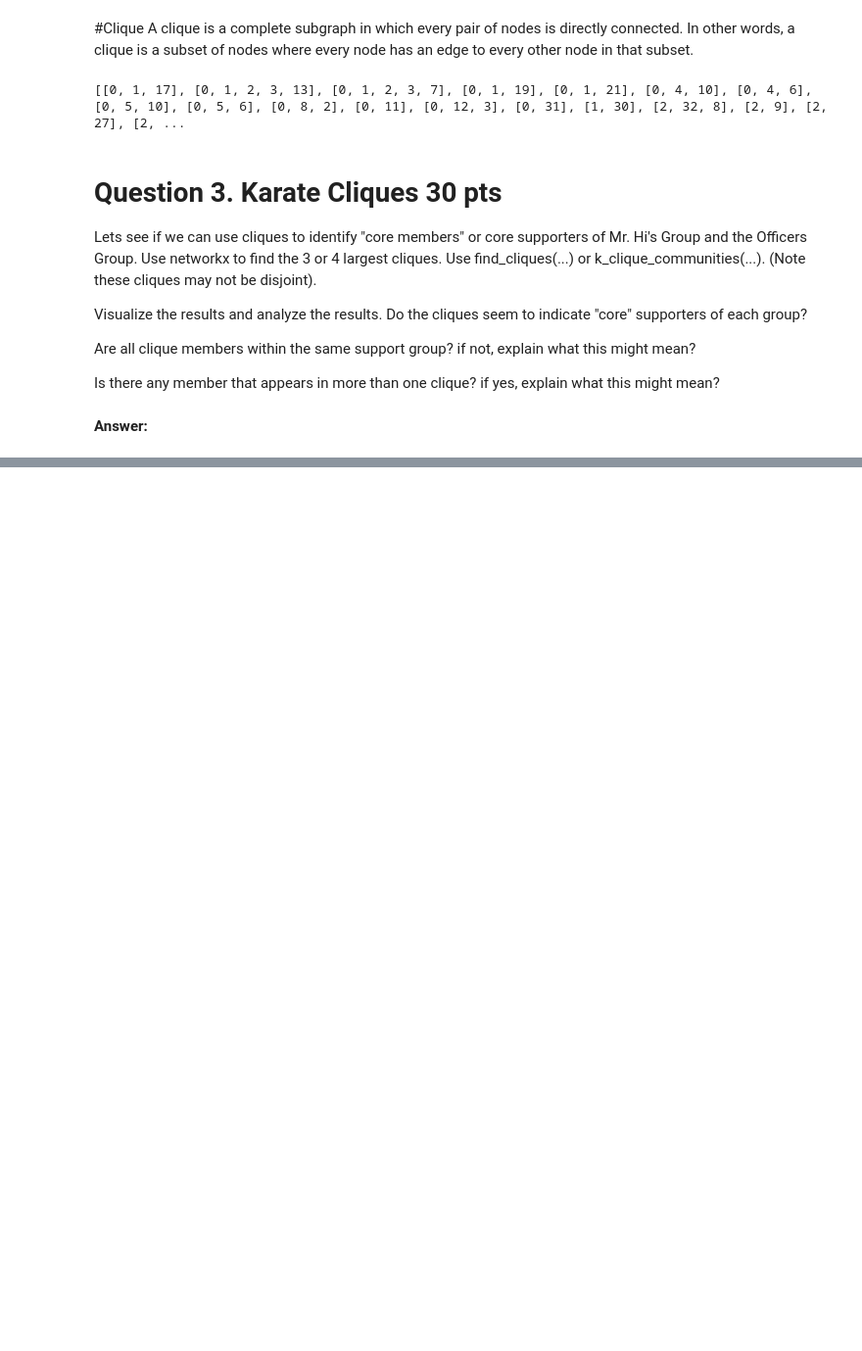
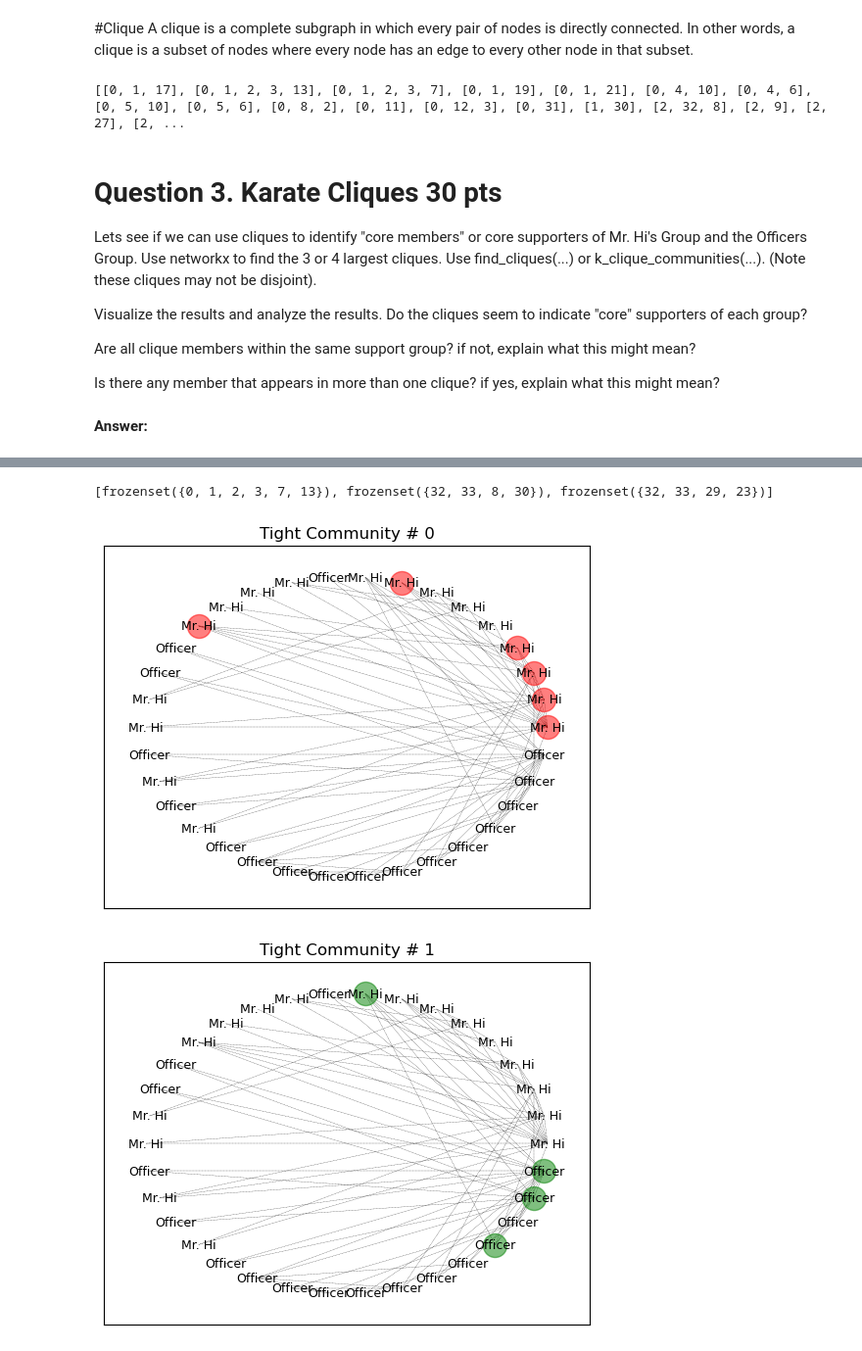
Before and after one commit to hyounce/CS5012-Computer-Science, a Jupyter notebook: activities/ICA_Module_9_Clique.ipynb, the cells around one changed output, grey strips where cells are left out. Shown at 98% size. Saved outputs shown, nothing was run; the diff lists cells and outputs as text; code cells hidden in the pictures; blank space fills up the shorter version.

```diff
--- a/activities/ICA_Module_9_Clique.ipynb
+++ b/activities/ICA_Module_9_Clique.ipynb
@@ -399,18 +405,19 @@ Is there any member that appears in more than one clique? if yes, explain what t
 # %%
 from networkx.algorithms import community
 
-# Find largest cliques here ...
-#
-# INSERT YOUR CODE HERE :)
-# commune =>  list that contains the communities identified by the clique communities algorithm in NetworkX
-
+commune = list(community.k_clique_communities(ZKC_graph, 4, cliques=cliques))
+print(commune)
 
 color = ['r', 'g', 'b', 'c','k','m']
 for i in range(len(c)):
   nx.draw_networkx_nodes(ZKC_graph,circ_pos, nodelist=commune[i], node_color=color[i], alpha=0.5) #commune =   list that contains the communities identified by the clique communities algorithm in NetworkX
   #now we can add edges to the drawing
   nx.draw_networkx_edges(ZKC_graph,circ_pos,style='dashed',width = 0.2)
   #finally we can add labels to each node corresponding to the final club each member joined
   nx.draw_networkx_labels(ZKC_graph,circ_pos,club_labels,font_size=9)
   plt.title(str("Tight Community # " + str(i)))
   plt.show()
+# %% [output]
+[frozenset({0, 1, 2, 3, 7, 13}), frozenset({32, 33, 8, 30}), frozenset({32, 33, 29, 23})]
+[figure, added]
+[figure, added]
```
Also changed, not shown: parts of 6 cells of this notebook.
